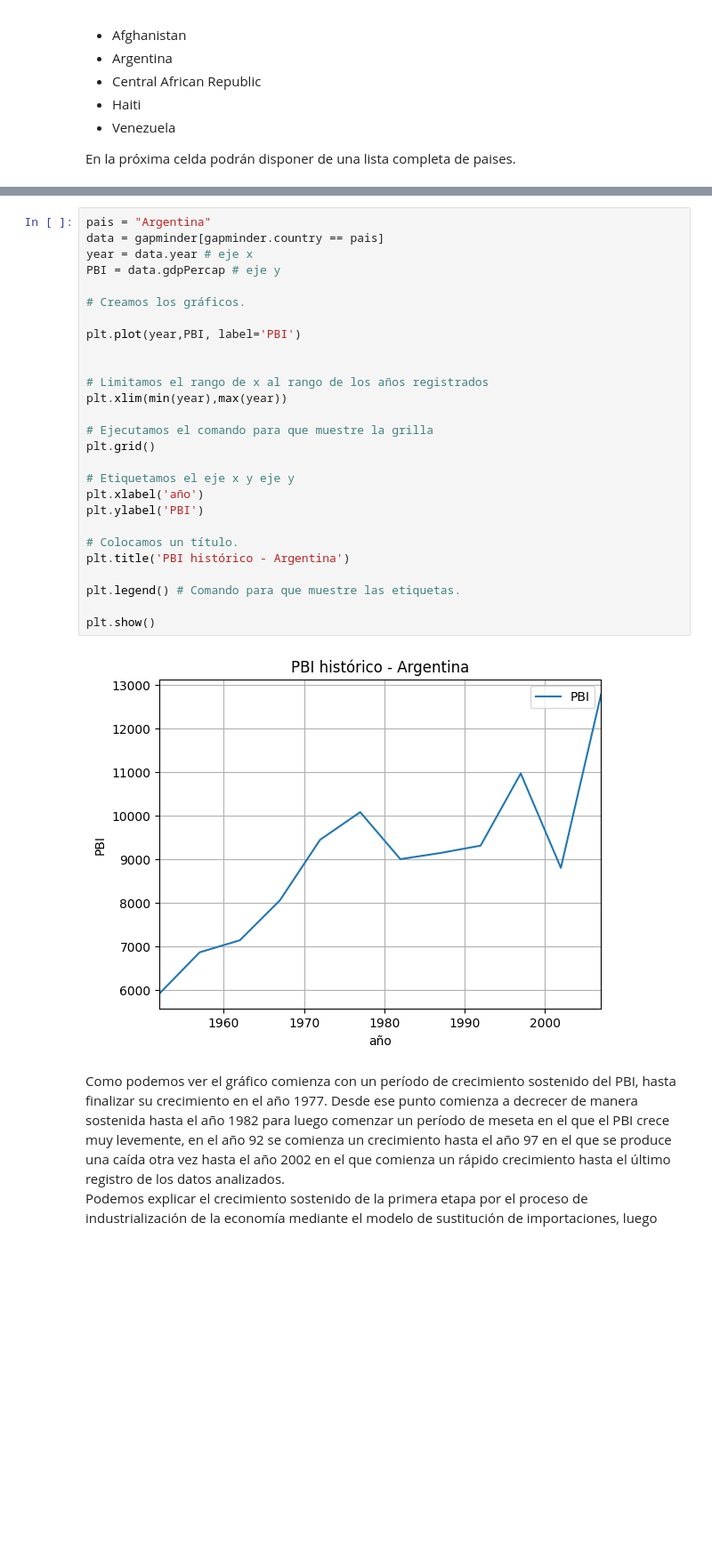
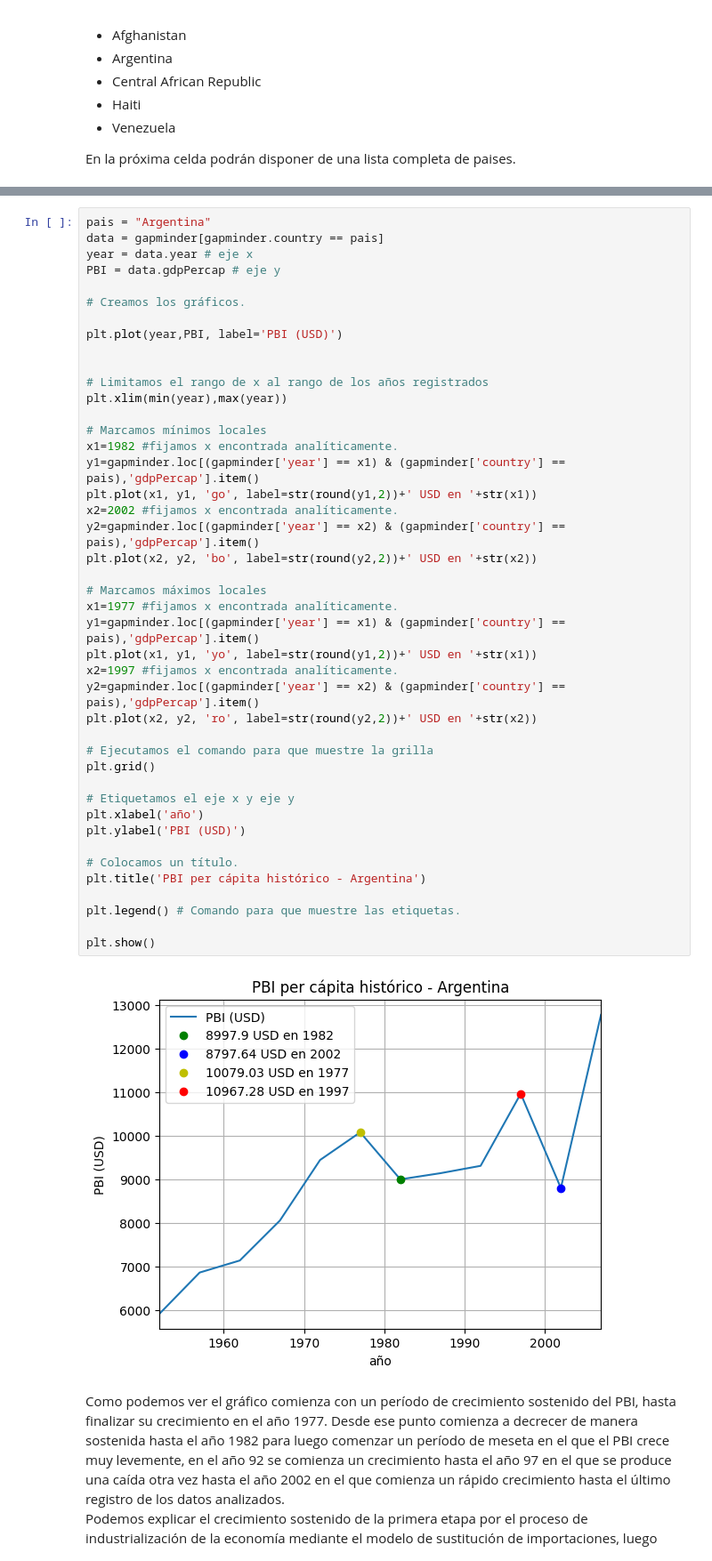
Before and after one commit to juansearg/colab, a Jupyter notebook: TP1_grupo_23.ipynb, the cells around one changed output, grey strips where cells are left out. Shown at 89% size. Saved outputs shown, nothing was run; the diff lists cells and outputs as text; blank space fills up the shorter version.

```diff
--- a/TP1_grupo_23.ipynb
+++ b/TP1_grupo_23.ipynb
@@ -586,32 +586,48 @@ array(['Afghanistan', 'Albania', 'Algeria', 'Angola', 'Argentina',
 # %%
 pais = "Argentina"
 data = gapminder[gapminder.country == pais]
 year = data.year # eje x
 PBI = data.gdpPercap # eje y
 
 # Creamos los gráficos.
 
-plt.plot(year,PBI, label='PBI')
+plt.plot(year,PBI, label='PBI (USD)')
 
 
 # Limitamos el rango de x al rango de los años registrados
 plt.xlim(min(year),max(year))
+
+# Marcamos mínimos locales
+x1=1982 #fijamos x encontrada analíticamente.
+y1=gapminder.loc[(gapminder['year'] == x1) & (gapminder['country'] == pais),'gdpPercap'].item()
+plt.plot(x1, y1, 'go', label=str(round(y1,2))+' USD en '+str(x1))
+x2=2002 #fijamos x encontrada analíticamente.
+y2=gapminder.loc[(gapminder['year'] == x2) & (gapminder['country'] == pais),'gdpPercap'].item()
+plt.plot(x2, y2, 'bo', label=str(round(y2,2))+' USD en '+str(x2))
+
+# Marcamos máximos locales
+x1=1977 #fijamos x encontrada analíticamente.
+y1=gapminder.loc[(gapminder['year'] == x1) & (gapminder['country'] == pais),'gdpPercap'].item()
+plt.plot(x1, y1, 'yo', label=str(round(y1,2))+' USD en '+str(x1))
+x2=1997 #fijamos x encontrada analíticamente.
+y2=gapminder.loc[(gapminder['year'] == x2) & (gapminder['country'] == pais),'gdpPercap'].item()
+plt.plot(x2, y2, 'ro', label=str(round(y2,2))+' USD en '+str(x2))
 
 # Ejecutamos el comando para que muestre la grilla
 plt.grid()
 
 # Etiquetamos el eje x y eje y
 plt.xlabel('año')
-plt.ylabel('PBI')
+plt.ylabel('PBI (USD)')
 
 # Colocamos un título.
-plt.title('PBI histórico - Argentina')
+plt.title('PBI per cápita histórico - Argentina')
 
 plt.legend() # Comando para que muestre las etiquetas.
 
 plt.show()
 # %% [output]
-[figure, old version]
+[figure, new version]
 # %% [markdown]
 Como podemos ver el gráfico comienza con un período de crecimiento sostenido del PBI, hasta finalizar su crecimiento en el año 1977. Desde ese punto comienza a decrecer de manera sostenida hasta el año 1982 para luego comenzar un período de meseta en el que el PBI crece muy levemente, en el año 92 se comienza un crecimiento hasta el año 97 en el que se produce una caída otra vez hasta el año 2002 en el que comienza un rápido crecimiento hasta el último registro de los datos analizados. \
 Podemos explicar el crecimiento sostenido de la primera etapa por el proceso de industrialización de la economía mediante el modelo de sustitución de importaciones, luego durante un gobierno dictatorial en el 77 se instaura un modelo financiero en el que la industria se achica y el PBI cae. En la meseta 82 al 92 la economía se encontraba agitada producto de la decisión de ir a la guerra de malvinas y también ya en democracía la economía estaba estancada por la hiperinflación. Durante la primera etapa de la convertibilidad se produce un crecimiento del PBI que contrasta con la caída mismo durante la segunda etapa. Ya en 2002 comienza un proceso de reactivación de la industría y una etapa de altos valores internacionales de los commodities que se refleja en un fuerte aumento del PBI.
```
